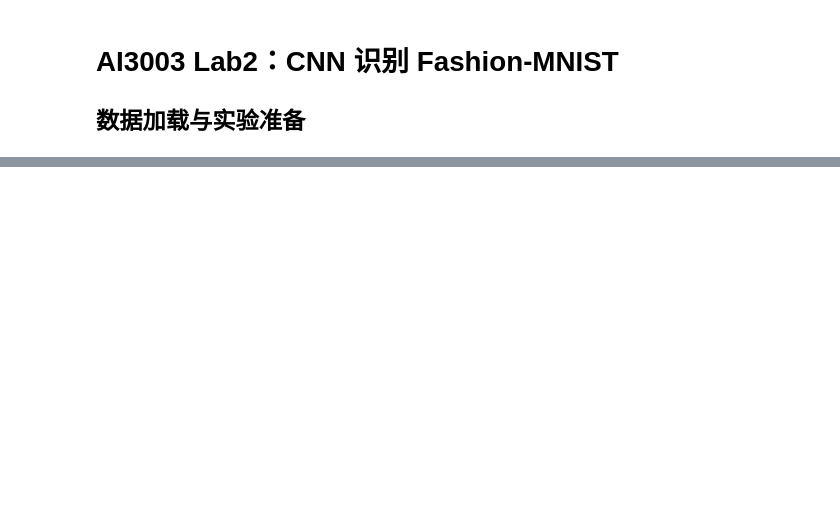
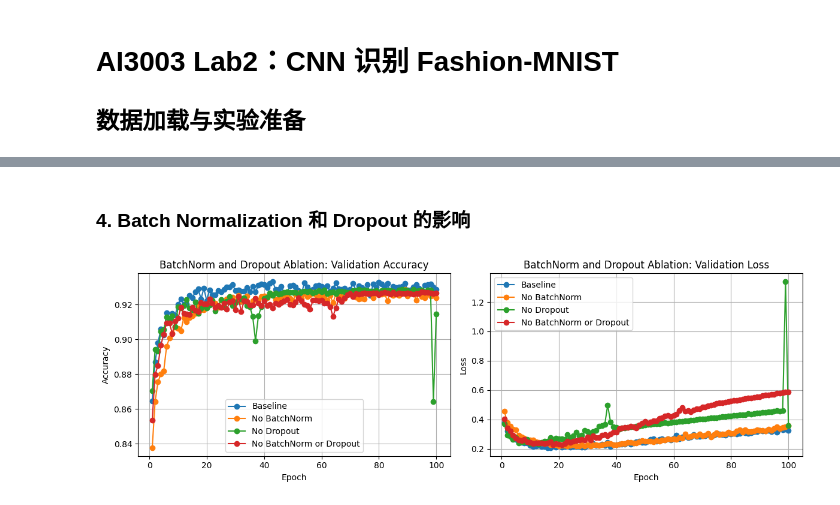
Before and after one commit to xinchengo/ai3003, a Jupyter notebook: lab/lab2/load.ipynb, the cells around one changed output, grey strips where cells are left out. Saved outputs shown, nothing was run; the diff lists cells and outputs as text; code cells hidden in the pictures; blank space fills up the shorter version.

```diff
--- a/lab/lab2/load.ipynb
+++ b/lab/lab2/load.ipynb
@@ -336,0 +644,46 @@ plot_validation_curves(pooling_results, "Pooling Ablation", save_name="pooling_a
+# %% [markdown]
+### 4. Batch Normalization 和 Dropout 的影响
+# %%
+regularization_results = {
+    "Baseline": baseline_result,
+    "No BatchNorm": train_model(
+        "No BatchNorm",
+        hidden_layers=3,
+        hidden_channels=[32, 64, 128],
+        apply_pooling=[True, True, False],
+        kernel_size=3,
+        pooling_strategy="avg",
+        use_batch_norm=False,
+        dropout=0.1,
+    ),
+    "No Dropout": train_model(
+        "No Dropout",
+        hidden_layers=3,
+        hidden_channels=[32, 64, 128],
+        apply_pooling=[True, True, False],
+        kernel_size=3,
+        pooling_strategy="avg",
+        use_batch_norm=True,
+        dropout=0.0,
+    ),
+    "No BatchNorm or Dropout": train_model(
+        "No BatchNorm or Dropout",
+        hidden_layers=3,
+        hidden_channels=[32, 64, 128],
+        apply_pooling=[True, True, False],
+        kernel_size=3,
+        pooling_strategy="avg",
+        use_batch_norm=False,
+        dropout=0.0,
+    ),
+}
+
+# 打印各模型的参数量
+for name, result in regularization_results.items():
+    print(f"{name} 参数量: {result['params']}")
+
+regularization_table = summary_table(regularization_results)
+# %%
+plot_validation_curves(regularization_results, "BatchNorm and Dropout Ablation", save_name="regularization_ablation.png")
+# %% [output]
+[figure, added]
```
Also changed, not shown: parts of 29 cells of this notebook, 10 other files.
